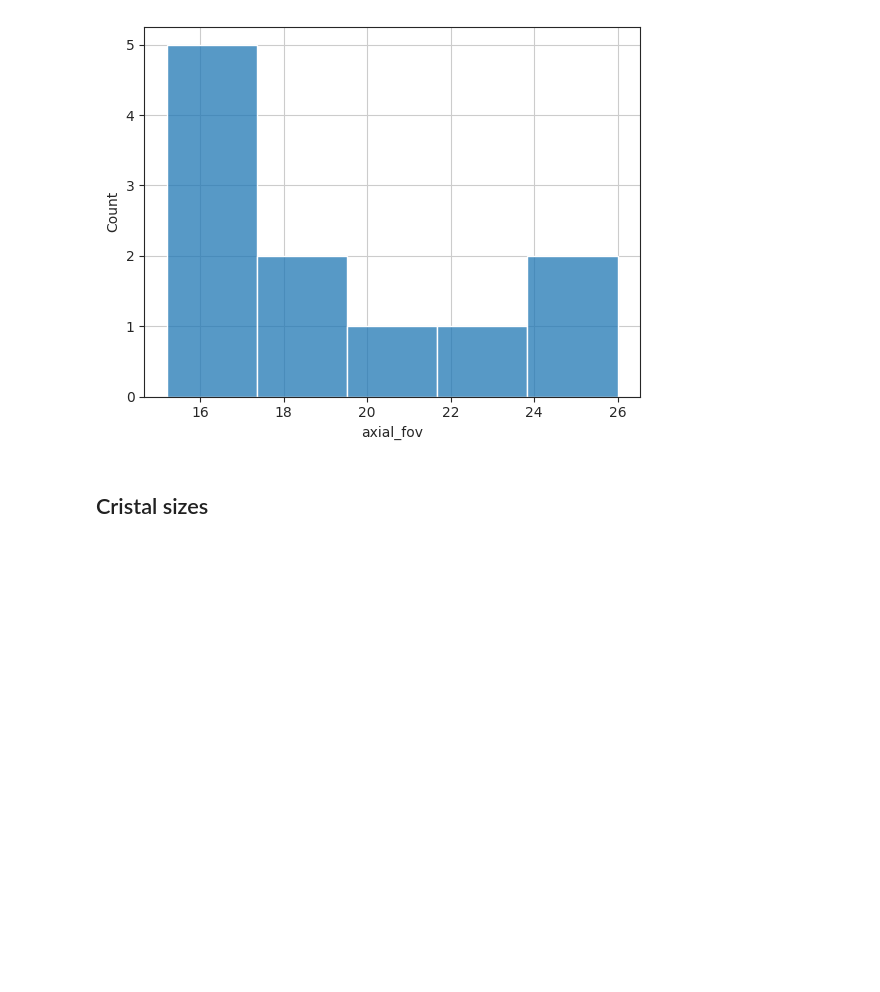
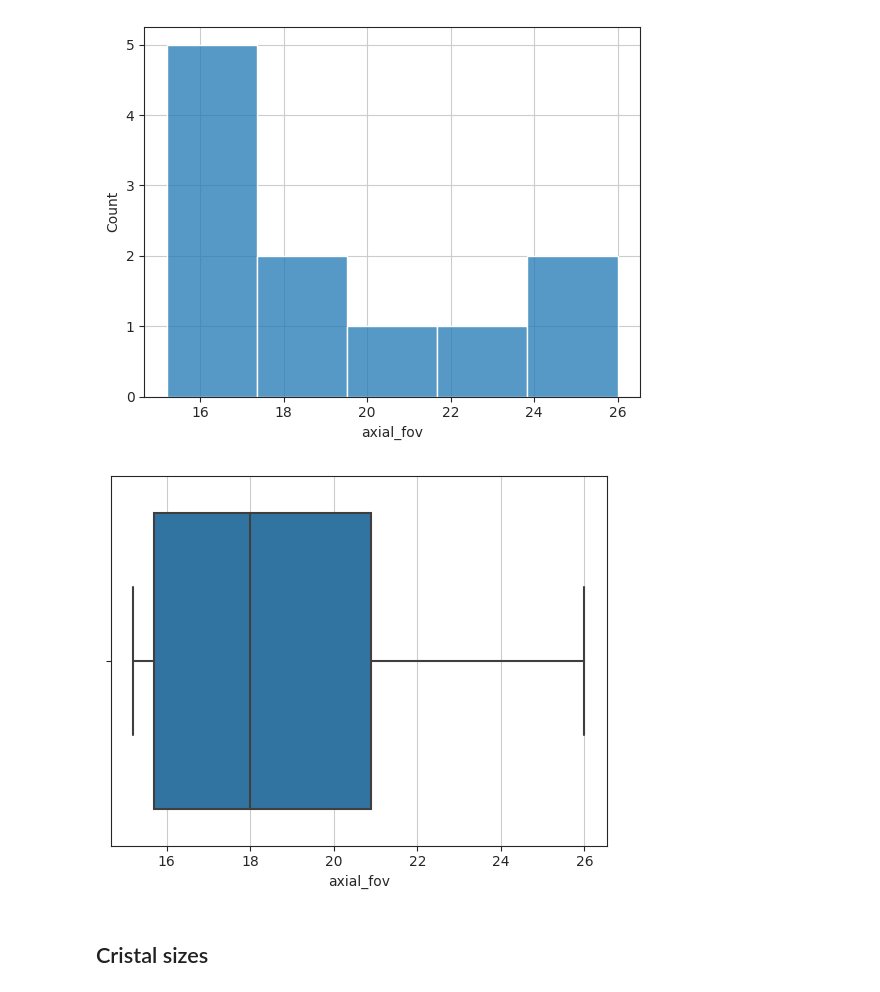
Before and after one commit to YerePhy/randfig, a Jupyter notebook: notebooks/1.0-jpm-params-eda.ipynb, the cells around one changed output. Cells and saved outputs as stored; diff of their text form; code cells hidden in the pictures; blank space fills up the shorter version.

```diff
--- a/notebooks/1.0-jpm-params-eda.ipynb
+++ b/notebooks/1.0-jpm-params-eda.ipynb
@@ -87,6 +86,10 @@ g = sns.pointplot(data=df, y="Scanner Name", x="axial_fov", linestyles="")
 g = sns.histplot(data=df, x="axial_fov")
 # %% [output]
 [figure]
+# %%
+g = sns.boxplot(data=df, x="axial_fov")
+# %% [output]
+[figure, added]
 # %% [markdown]
 ## Cristal sizes
 # %%
```
Also changed, not shown: parts of 5 cells of this notebook.
